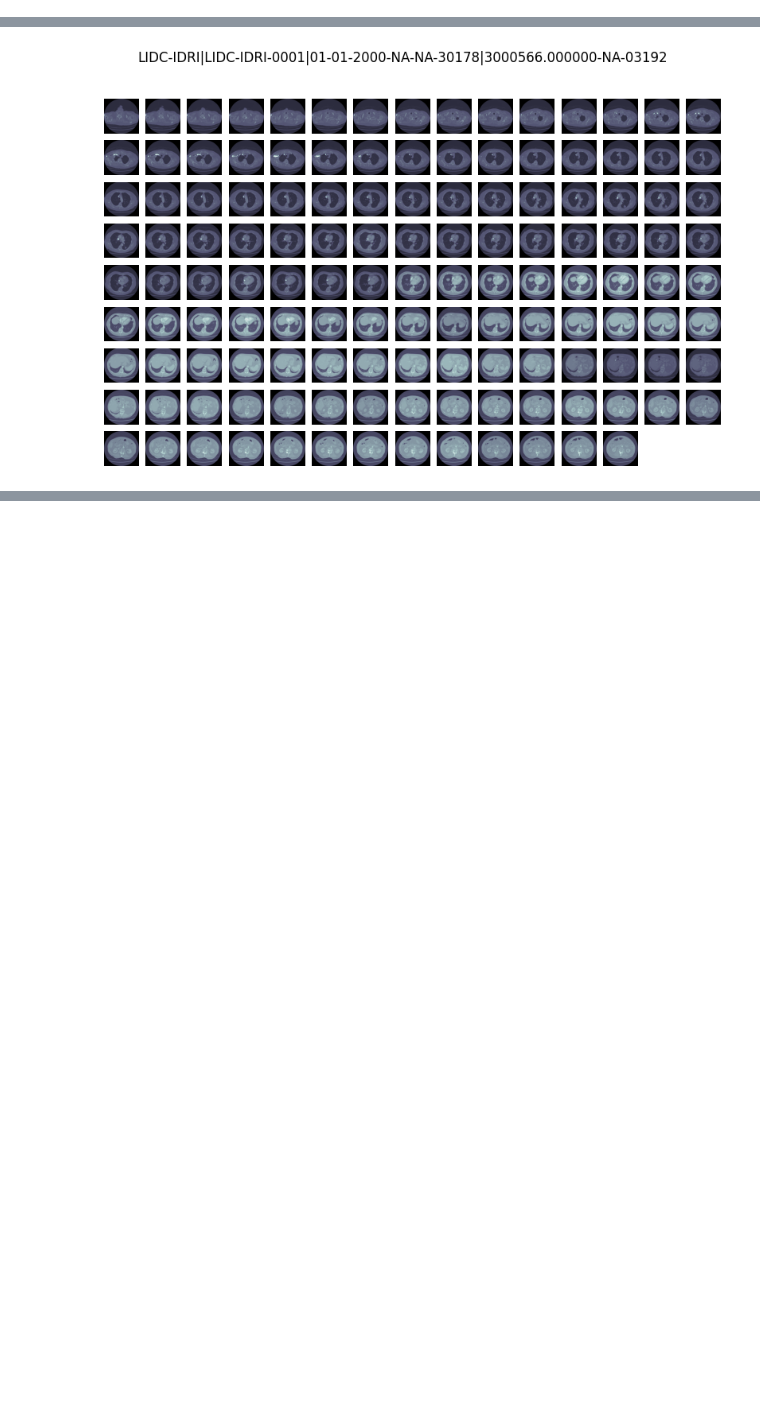
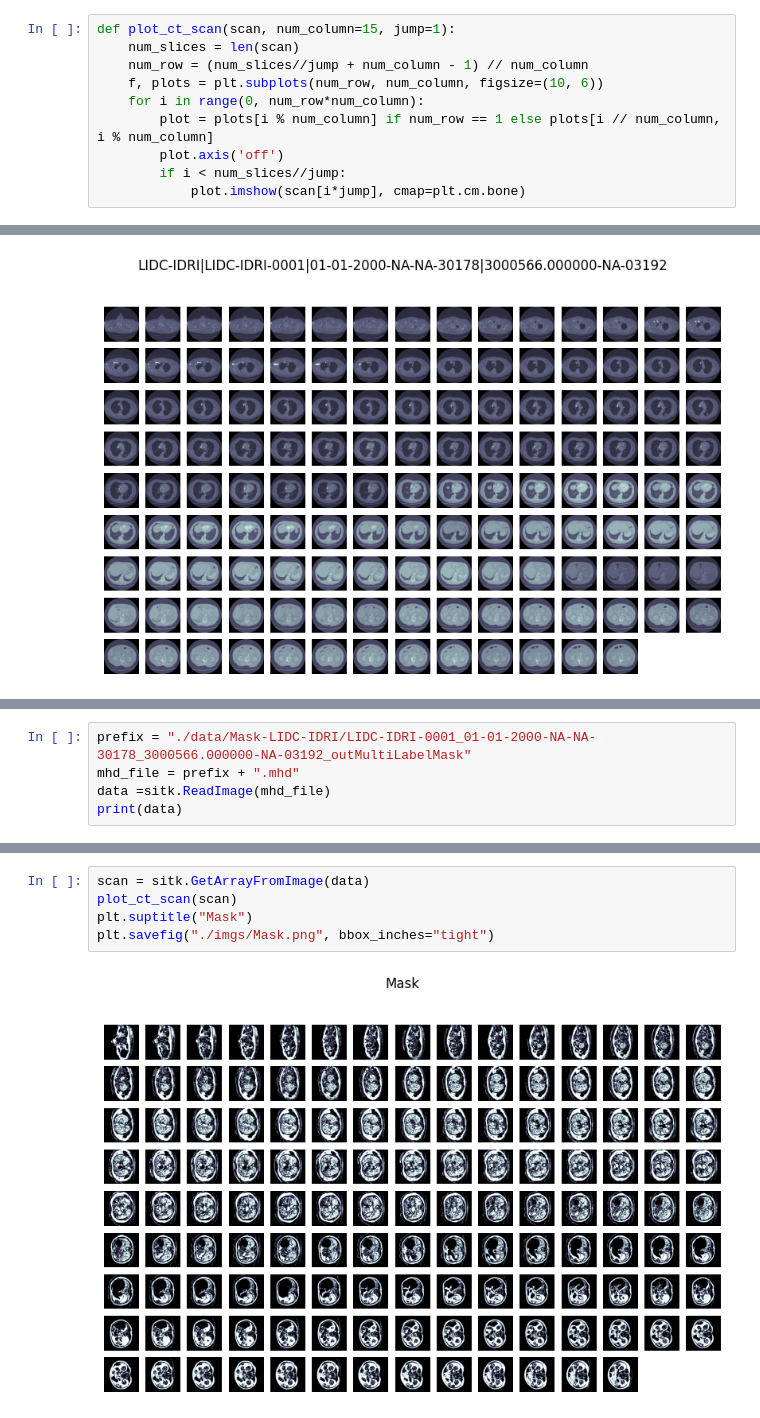
Before and after one commit to nt4sth/CT2XRAY-LIDC-IDRI, a Jupyter notebook: vis.ipynb, the cells around one changed output, grey strips where cells are left out. Cells and saved outputs as stored; diff of their text form; blank space fills up the shorter version.

```diff
--- a/vis.ipynb
+++ b/vis.ipynb
@@ -18,6 +20,16 @@ def plot_dcm_slices(root, files, num_column=15, jump=1):
             file = os.path.join(root, files[i*jump])
             ds = pydicom.dcmread(file)
             plot.imshow(ds.pixel_array, cmap=plt.cm.bone)  # set the color map to bone
+# %%
+def plot_ct_scan(scan, num_column=15, jump=1):
+    num_slices = len(scan)
+    num_row = (num_slices//jump + num_column - 1) // num_column
+    f, plots = plt.subplots(num_row, num_column, figsize=(10, 6))
+    for i in range(0, num_row*num_column):
+        plot = plots[i % num_column] if num_row == 1 else plots[i // num_column, i % num_column]
+        plot.axis('off')
+        if i < num_slices//jump:
+            plot.imshow(scan[i*jump], cmap=plt.cm.bone)
 # %% [markdown]
 ## Original Data
 # %%
@@ -50,0 +65,5 @@ plt.show()
+# %%
+prefix = "./data/Mask-LIDC-IDRI/LIDC-IDRI-0001_01-01-2000-NA-NA-30178_3000566.000000-NA-03192_outMultiLabelMask"
+mhd_file = prefix + ".mhd"
+data =sitk.ReadImage(mhd_file)
+print(data)
@@ -50,0 +88,7 @@ plt.show()
+# %%
+scan = sitk.GetArrayFromImage(data)
+plot_ct_scan(scan)
+plt.suptitle("Mask")
+plt.savefig("./imgs/Mask.png", bbox_inches="tight")
+# %% [output]
+[figure, added]
```
Also changed, not shown: parts of 5 cells of this notebook, 1 other file.
